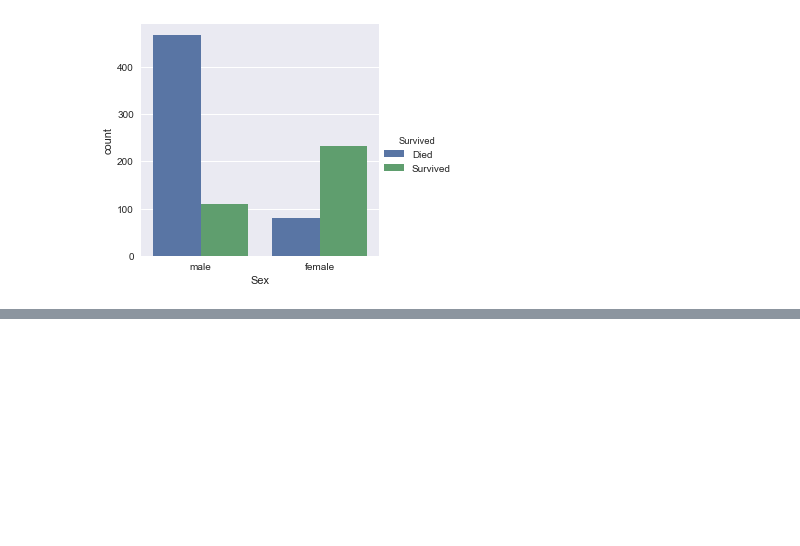
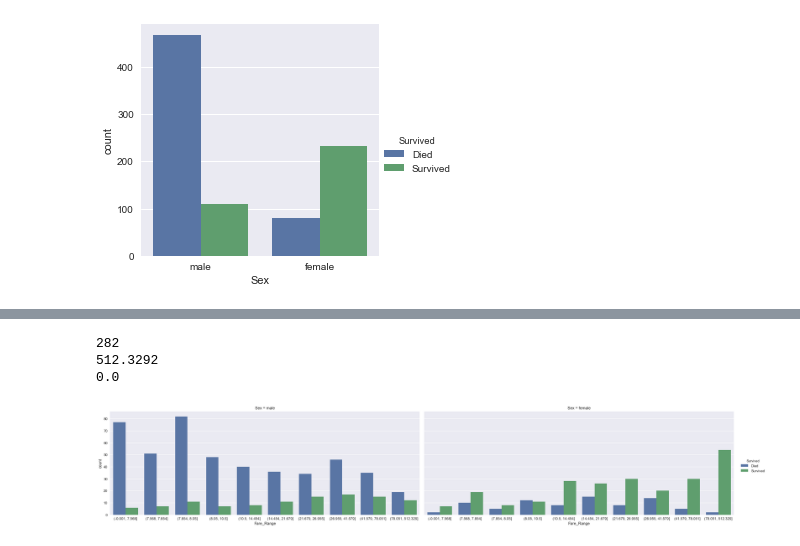
Before and after one commit to marmeladof/TitanicPython, a Jupyter notebook: Kaggle Titanic Competition in Python.ipynb, the cells around one changed output, grey strips where cells are left out. Drawn from its saved outputs; the diff is of its cells as text; code cells hidden in the pictures; blank space fills up the shorter version.

```diff
--- a/Kaggle Titanic Competition in Python.ipynb
+++ b/Kaggle Titanic Competition in Python.ipynb
@@ -103,0 +117,21 @@ Next, based on
+# %%
+print(len(all_data['Fare'].unique()))
+print(all_data['Fare'].max())
+print(all_data['Fare'].min())
+
+
+all_data['Fare_Range'] = pd.qcut(all_data['Fare'],
+                                 q = np.linspace(0, 1, num = 11,
+                                                    endpoint = True))
+# %% [output]
+282
+512.3292
+0.0
+# %%
+sns.factorplot(x = 'Fare_Range', hue = 'Survived', col = 'Sex',
+               data = all_data, kind = 'count', size = 5,
+               aspect = 2.5)
+
+plt.show()
+# %% [output]
+[figure, added]
```
Also changed, not shown: parts of 14 cells of this notebook, 1 other file.
